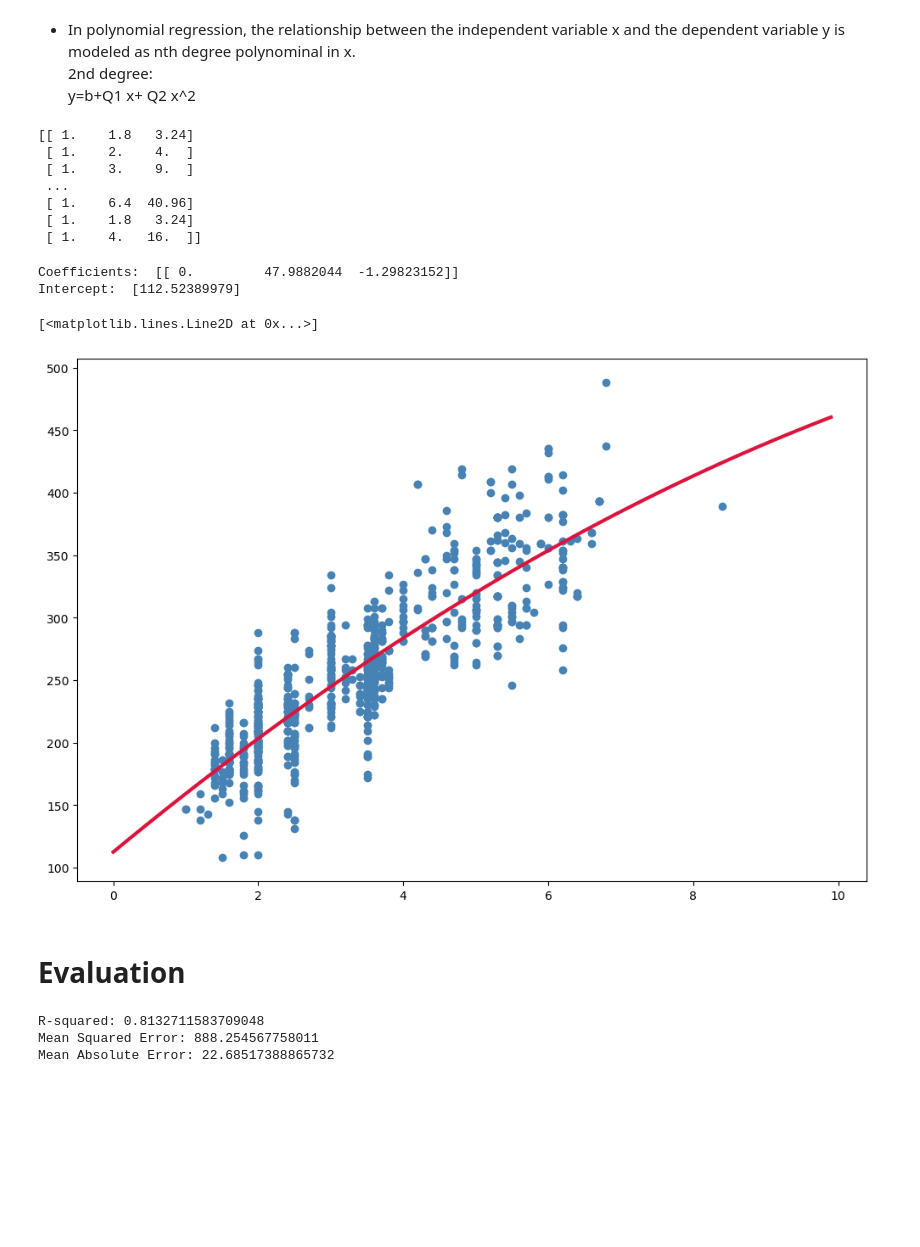
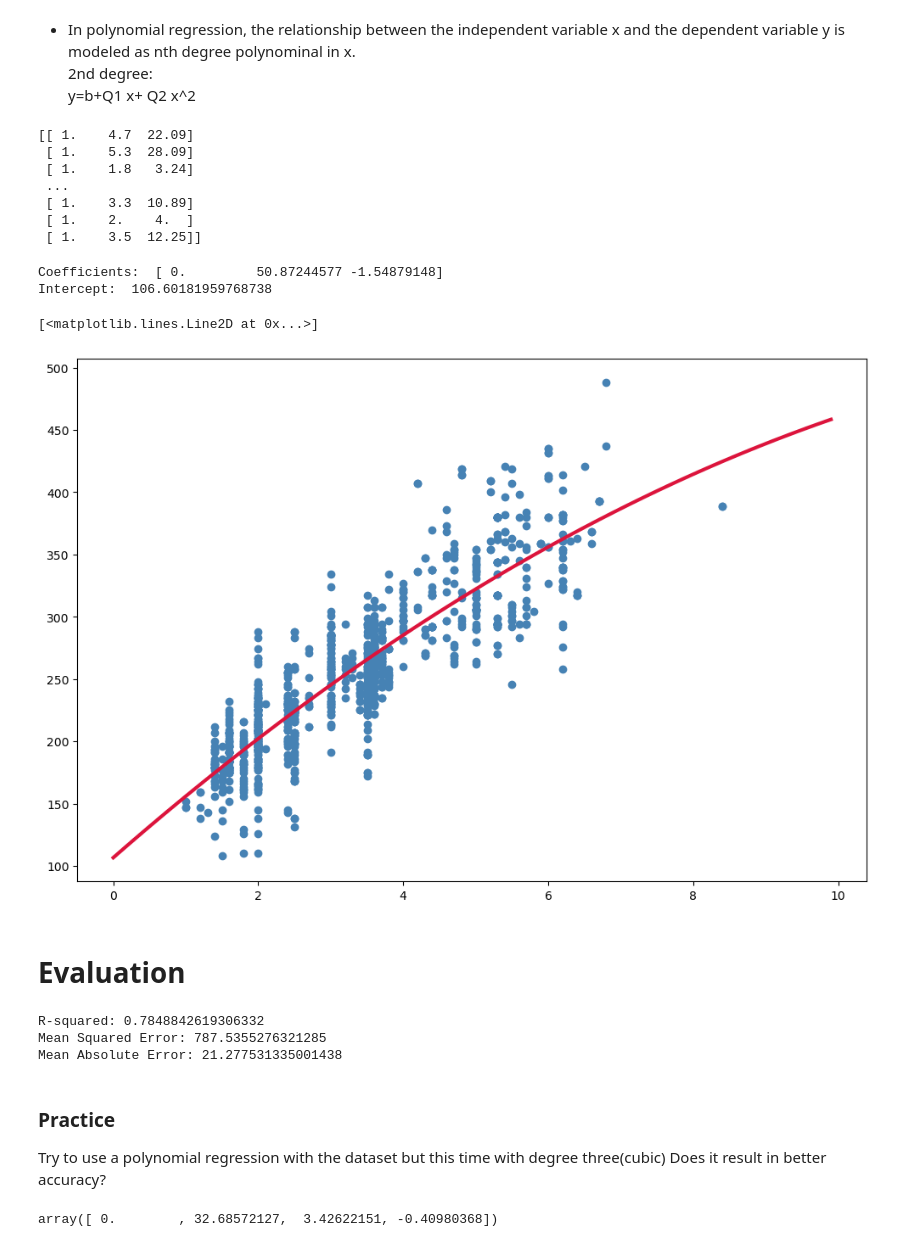
Before and after one commit to neslihanKaraman/dataScience, a Jupyter notebook: hafta7/hafta7_3.ipynb, the cells around one changed output. Cells and saved outputs as stored; diff of their text form; code cells hidden in the pictures; blank space fills up the shorter version.

Commit message:
add_cubic_polynomial_regression

```diff
--- a/hafta7/hafta7_3.ipynb
+++ b/hafta7/hafta7_3.ipynb
@@ -35,3 +38,5 @@ train,test=train_test_split(df,test_size=0.2)
+# %%
+X_train, X_test, y_train, y_test=train_test_split(cdf[['ENGINESIZE','CYLINDERS','FUELCONSUMPTION_COMB']],cdf['CO2EMISSIONS'], test_size=0.2)
 # %% [markdown]
 - In polynomial regression, the relationship between the independent variable x and the dependent variable y is modeled as nth degree polynominal in x.
 2nd degree:
@@ -40,62 +45,69 @@ y=b+Q1 x+ Q2 x^2
 from sklearn.preprocessing import PolynomialFeatures
 from sklearn import linear_model
 # %%
-train_x=np.asanyarray(train[["ENGINESIZE"]])
-train_y=np.asanyarray(train[["CO2EMISSIONS"]])
-
-test_x=np.asanyarray(test[["ENGINESIZE"]])
-test_y=np.asanyarray(test[["CO2EMISSIONS"]])
+X_train = np.asanyarray(X_train[['ENGINESIZE']])
+y_train = np.asanyarray(y_train)
+X_test = np.asanyarray(X_test[['ENGINESIZE']])
+y_test = np.asanyarray(y_test)
 
 poly=PolynomialFeatures(degree=2)
 # %%
-train_x_poly=poly.fit_transform(train_x)
+train_x_poly=poly.fit_transform(X_train)
 print(train_x_poly)
 # %% [output]
-[[ 1.    1.8   3.24]
+[[ 1.    4.7  22.09]
+ [ 1.    5.3  28.09]
+ [ 1.    1.8   3.24]
+ ...
+ [ 1.    3.3  10.89]
  [ 1.    2.    4.  ]
- [ 1.    3.    9.  ]
- ...
- [ 1.    6.4  40.96]
- [ 1.    1.8   3.24]
- [ 1.    4.   16.  ]]
+ [ 1.    3.5  12.25]]
 # %%
 from sklearn import linear_model
 clf=linear_model.LinearRegression()
 # %%
-train_y=clf.fit(train_x_poly,train_y)
+train_y=clf.fit(train_x_poly,y_train)
 print("Coefficients: " ,clf.coef_)
 print("Intercept: ", clf.intercept_)
 # %% [output]
-Coefficients:  [[ 0.         47.9882044  -1.29823152]]
-Intercept:  [112.52389979]
+Coefficients:  [ 0.         50.87244577 -1.54879148]
+Intercept:  106.60181959768738
 # %%
-plt.scatter(train.ENGINESIZE,train.CO2EMISSIONS,color="steelblue")
+plt.scatter(cdf.ENGINESIZE,cdf.CO2EMISSIONS,color="steelblue")
 XX=np.arange(0.0,10.0,0.1)
-yy=clf.intercept_[0]+clf.coef_[0][1]*XX+ clf.coef_[0][2] * np.power(XX,2)
+yy=clf.intercept_+clf.coef_[1]*XX+ clf.coef_[2] * np.power(XX,2)
 plt.plot(XX,yy,"crimson",linewidth=3)
 # %% [output]
 [<matplotlib.lines.Line2D at 0x...>]
-[figure, old version]
+[figure, new version]
 # %% [markdown]
 # Evaluation
 # %%
 from sklearn.metrics import r2_score, mean_squared_error, mean_absolute_error
-
-
-test_y_predicted = clf.predict(poly.fit_transform(test_x))
+test_y_predicted = clf.predict(poly.fit_transform(X_test))
 
 # R-kare değeri
-r2 = r2_score(test_y, test_y_predicted)
+r2 = r2_score(y_test, test_y_predicted)
 print("R-squared:", r2)
 
 # Ortalama Karesel Hata (MSE)
-mse = mean_squared_error(test_y, test_y_predicted)
+mse = mean_squared_error(y_test, test_y_predicted)
 print("Mean Squared Error:", mse)
 
 # Ortalama Mutlak Hata (MAE)
-mae = mean_absolute_error(test_y, test_y_predicted)
+mae = mean_absolute_error(y_test, test_y_predicted)
 print("Mean Absolute Error:", mae)
 # %% [output]
-R-squared: 0.8132711583709048
-Mean Squared Error: 888.254567758011
-Mean Absolute Error: 22.68517388865732
+R-squared: 0.7848842619306332
+Mean Squared Error: 787.5355276321285
+Mean Absolute Error: 21.277531335001438
+# %% [markdown]
+### Practice
+Try to use a polynomial regression with the dataset but this time with degree three(cubic) Does it result in better accuracy?
+# %%
+poly3 = PolynomialFeatures(degree=3)
+train_x_poly_3 = poly3.fit_transform(X_train)
+model = clf.fit(train_x_poly_3,y_train)
+clf.coef_
+# %% [output]
+array([ 0.        , 32.68572127,  3.42622151, -0.40980368])
```
Also changed, not shown: parts of 4 cells of this notebook.
